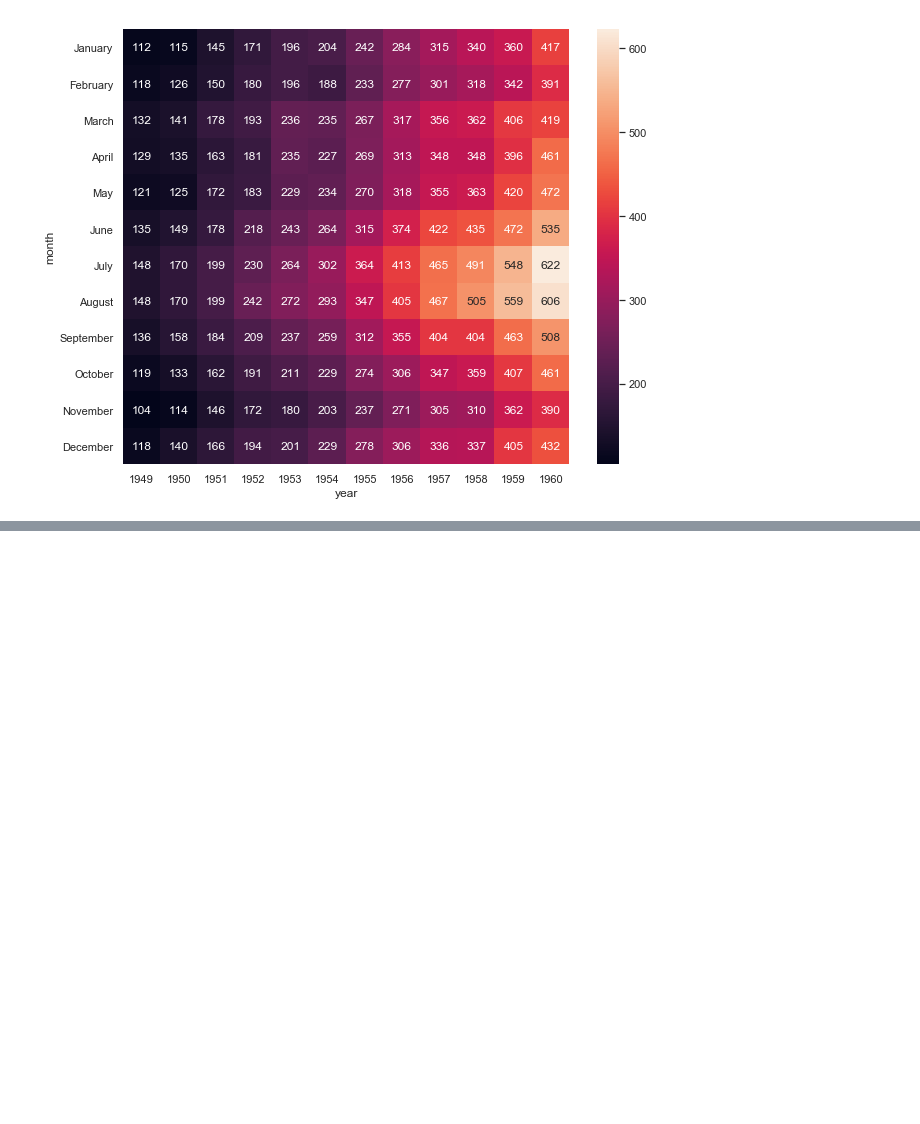
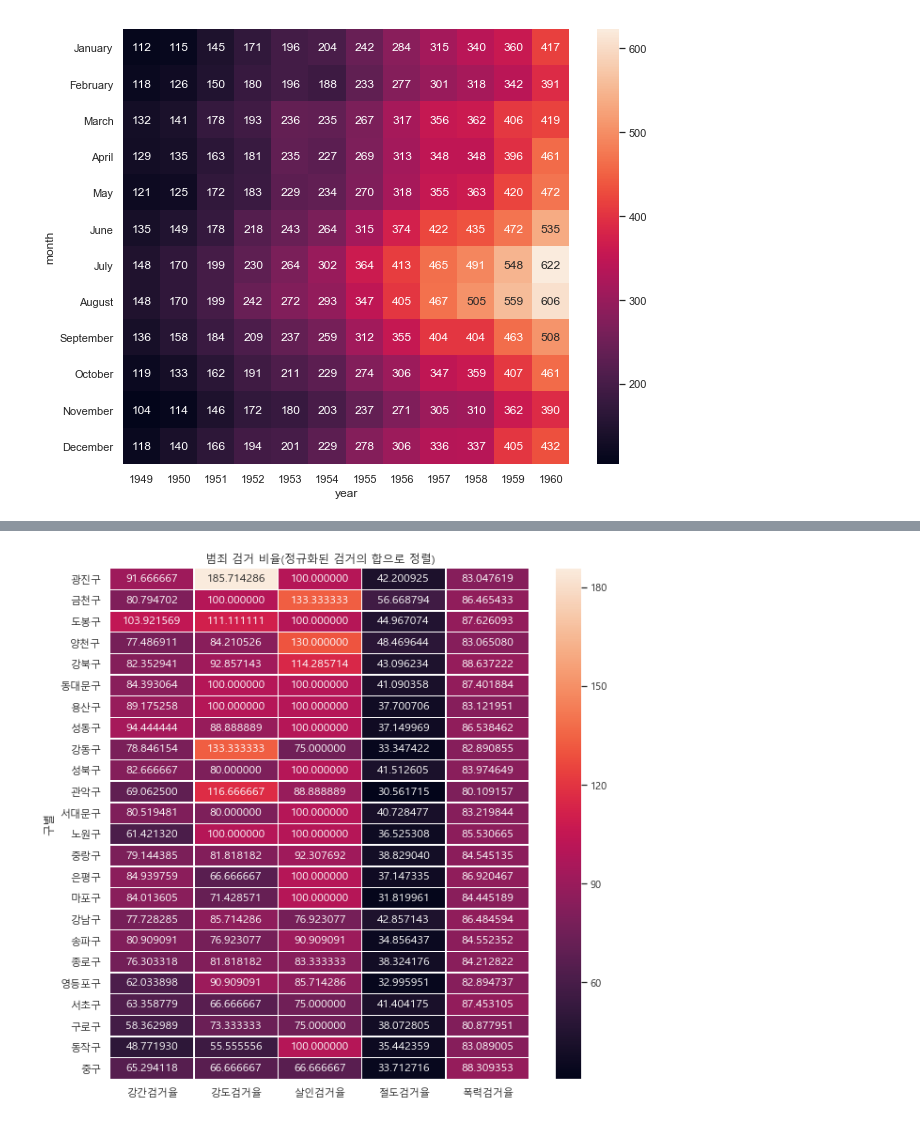
Before and after one commit to JMK92/Chungnam, a Jupyter notebook: Study/2. 빅데이터/실전_서울시 범죄련현황 분석.ipynb, the cells around one changed output, grey strips where cells are left out. Cells and saved outputs as stored; diff of their text form; code cells hidden in the pictures; blank space fills up the shorter version.

```diff
--- a/Study/2. 빅데이터/실전_서울시 범죄련현황 분석.ipynb
+++ b/Study/2. 빅데이터/실전_서울시 범죄련현황 분석.ipynb
@@ -514,0 +576,7 @@ sns.heatmap(flights, annot = True, fmt='d') # d-> 십진 정수형
+# %%
+# 검거율의 합을 검거라는 파생변수로 생성했다.
+# 검거의 최대값을 100으로 한정하고 그에 따른 정규화작업을 수행
+# '검거'의 최대값을 계산
+tmp_max = crime_anal_norm['검거'].max()
+crime_anal_norm['검거'] = crime_anal_norm['검거'] / tmp_max * 100
+crime_anal_norm.head(10)
@@ -514,0 +596,3 @@ sns.heatmap(flights, annot = True, fmt='d') # d-> 십진 정수형
+# %%
+crime_anal_norm_sort = crime_anal_norm.sort_values(by = '검거', ascending = False)#by = '키값'
+crime_anal_norm_sort.head()
@@ -514,0 +607,14 @@ sns.heatmap(flights, annot = True, fmt='d') # d-> 십진 정수형
+# %%
+# 시각화 대상
+col = ['강간검거율','강도검거율','살인검거율','절도검거율','폭력검거율']
+# 범죄 검거 비율을 시각화하는 작업 #??? (검거율 정규화 하기)
+plt.figure(figsize=(10,10))
+sns.heatmap(crime_anal_norm_sort[col],  # 데이터셋
+            annot=True,     # annot 맵 셀에 값의 표시여부
+            fmt='f',        # 셀에 표시되는 값의 포멧형식(타입) = 'f'(float)
+            linewidth=.5)   # 라인두께
+plt.title('범죄 검거 비율(정규화된 검거의 합으로 정렬)')
+plt.show()
+# 오른쪽에 Cmap(colormap)이 기본적으로 표시됨 (그라데이션 되어있는 막대기,,)
+# %% [output]
+[figure, added]
```
Also changed, not shown: parts of 27 cells of this notebook, 6 other files.
